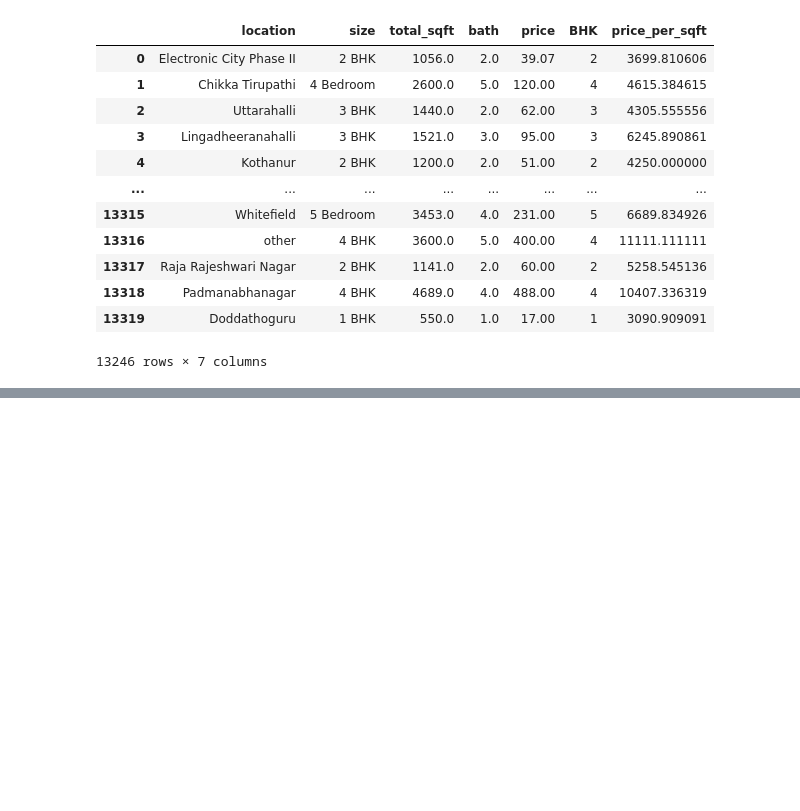
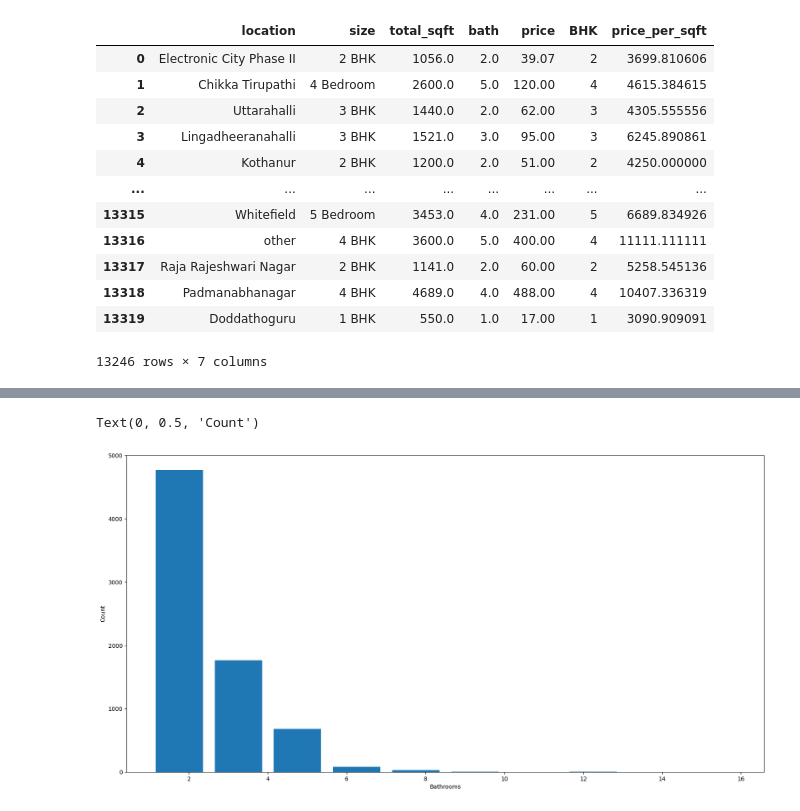
Before and after one commit to SubhradipH/House_AI, a Jupyter notebook: House_ml.ipynb, the cells around one changed output, grey strips where cells are left out. Cells and saved outputs as stored; diff of their text form; code cells hidden in the pictures; blank space fills up the shorter version.

```diff
--- a/House_ml.ipynb
+++ b/House_ml.ipynb
@@ -245,0 +379,7 @@ df4
+# %%
+plt.hist(df7.bath,rwidth=0.8)
+plt.xlabel('Bathrooms')
+plt.ylabel('Count')
+# %% [output]
+Text(0, 0.5, 'Count')
+[figure, added]
```
Also changed, not shown: parts of 18 cells of this notebook.
